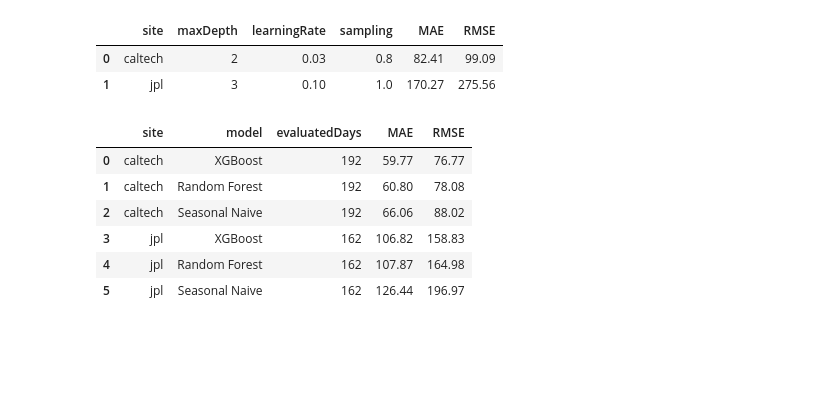
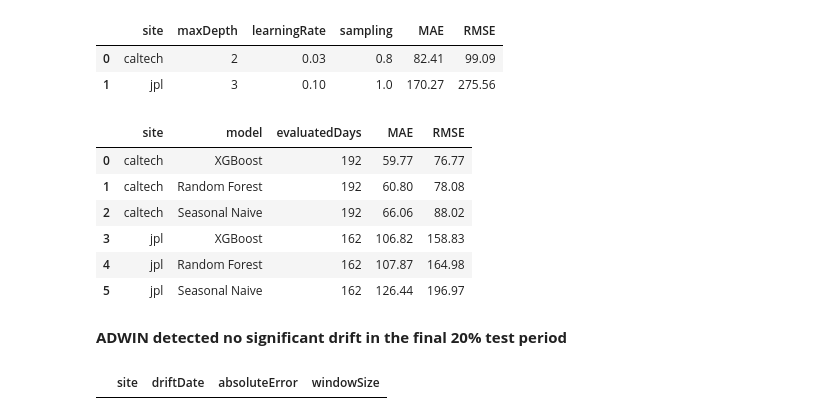
Before and after one commit to mikedalanon/EV-Thesis, a Jupyter notebook: EV_ConceptDriftAware_Thesis.ipynb, the cells around one changed output. Drawn from its saved outputs; the diff is of its cells as text; code cells hidden in the pictures; blank space fills up the shorter version.

```diff
--- a/EV_ConceptDriftAware_Thesis.ipynb
+++ b/EV_ConceptDriftAware_Thesis.ipynb
@@ -1117,3 +1117,56 @@ final_test_results
 | 3 | jpl | XGBoost | 162 | 106.82 | 158.83 |
 | 4 | jpl | Random Forest | 162 | 107.87 | 164.98 |
 | 5 | jpl | Seasonal Naive | 162 | 126.44 | 196.97 |
+# %% [markdown]
+**ADWIN detected no significant drift in the final 20% test period**
+# %%
+from river import drift
+
+# Store detected changes.
+adwin_detections = []
+
+# Check each site separately.
+for site in final_test_predictions["site"].unique():
+
+    site_data = final_test_predictions[
+        final_test_predictions["site"] == site
+    ].sort_values("date")
+
+    # Create an ADWIN detector.
+    detector = drift.ADWIN(
+        delta=0.002,
+        clock=1
+    )
+
+    # Process the test days chronologically.
+    for _, row in site_data.iterrows():
+
+        absolute_error = abs(
+            row["dailyEnergy"]
+            - row["xgboostPrediction"]
+        )
+
+        detector.update(float(absolute_error))
+
+        if detector.drift_detected:
+            adwin_detections.append({
+                "site": site,
+                "driftDate": row["date"],
+                "absoluteError": round(absolute_error, 2),
+                "windowSize": detector.width
+            })
+
+# Display the detected changes.
+adwin_results = pd.DataFrame(
+    adwin_detections,
+    columns=[
+        "site",
+        "driftDate",
+        "absoluteError",
+        "windowSize"
+    ]
+)
+
+adwin_results
+# %% [output]
+|  | site | driftDate | absoluteError | windowSize |
```
Also changed, not shown: parts of 2 cells of this notebook.
